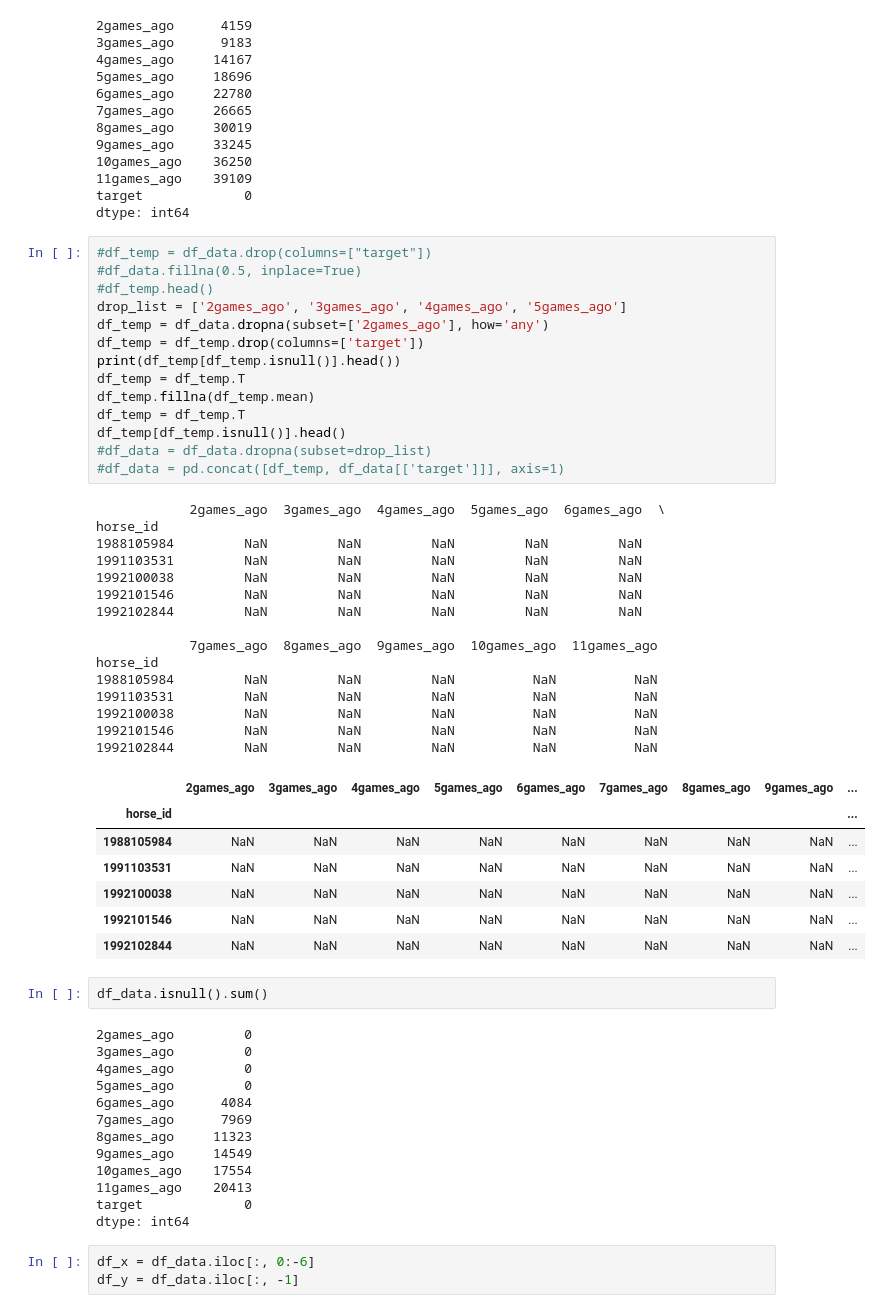
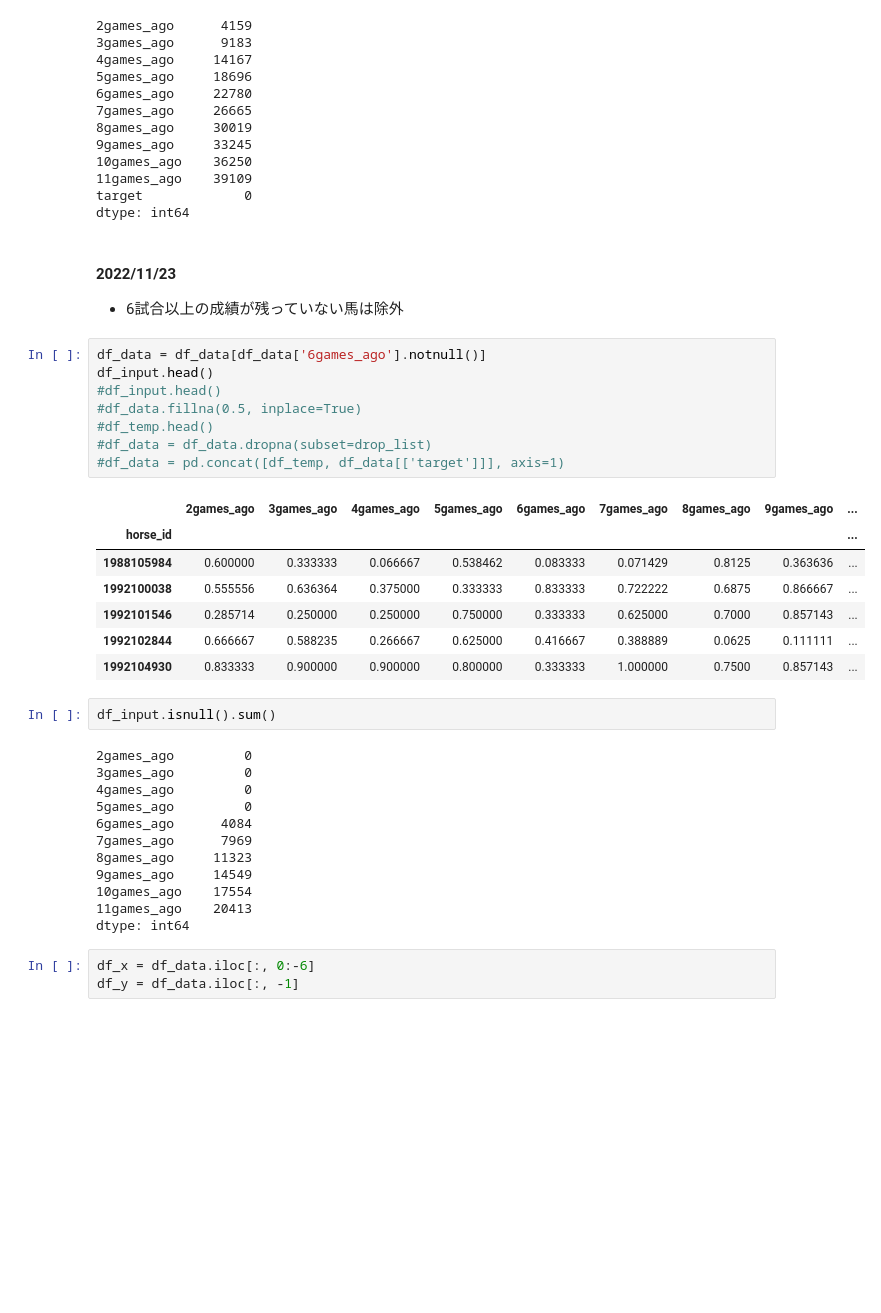
Before and after one commit to MampeiKasai/jra_ml, a Jupyter notebook: baseline_kasai.ipynb, the cells around one changed output. Cells and saved outputs as stored; diff of their text form; blank space fills up the shorter version.

```diff
--- a/baseline_kasai.ipynb
+++ b/baseline_kasai.ipynb
@@ -80,45 +92,27 @@ df_data.isnull().sum()
 11games_ago    39109
 target             0
 dtype: int64
+# %% [markdown]
+#### 2022/11/23
+- 6試合以上の成績が残っていない馬は除外
 # %%
-#df_temp = df_data.drop(columns=["target"])
+df_data = df_data[df_data['6games_ago'].notnull()]
+df_input.head()
+#df_input.head()
 #df_data.fillna(0.5, inplace=True)
 #df_temp.head()
-drop_list = ['2games_ago', '3games_ago', '4games_ago', '5games_ago']
-df_temp = df_data.dropna(subset=['2games_ago'], how='any')
-df_temp = df_temp.drop(columns=['target'])
-print(df_temp[df_temp.isnull()].head())
-df_temp = df_temp.T
-df_temp.fillna(df_temp.mean)
-df_temp = df_temp.T
-df_temp[df_temp.isnull()].head()
 #df_data = df_data.dropna(subset=drop_list)
 #df_data = pd.concat([df_temp, df_data[['target']]], axis=1)
 # %% [output]
-            2games_ago  3games_ago  4games_ago  5games_ago  6games_ago  \
-horse_id
-1988105984         NaN         NaN         NaN         NaN         NaN
-1991103531         NaN         NaN         NaN         NaN         NaN
-1992100038         NaN         NaN         NaN         NaN         NaN
-1992101546         NaN         NaN         NaN         NaN         NaN
-1992102844         NaN         NaN         NaN         NaN         NaN
-
-            7games_ago  8games_ago  9games_ago  10games_ago  11games_ago
-horse_id
-1988105984         NaN         NaN         NaN          NaN          NaN
-1991103531         NaN         NaN         NaN          NaN          NaN
-1992100038         NaN         NaN         NaN          NaN          NaN
-1992101546         NaN         NaN         NaN          NaN          NaN
-1992102844         NaN         NaN         NaN          NaN          NaN
 |  | 2games_ago | 3games_ago | 4games_ago | 5games_ago | 6games_ago | 7games_ago | 8games_ago | 9games_ago | ... |
 | horse_id |  |  |  |  |  |  |  |  | ... |
-| 1988105984 | NaN | NaN | NaN | NaN | NaN | NaN | NaN | NaN | ... |
-| 1991103531 | NaN | NaN | NaN | NaN | NaN | NaN | NaN | NaN | ... |
-| 1992100038 | NaN | NaN | NaN | NaN | NaN | NaN | NaN | NaN | ... |
-| 1992101546 | NaN | NaN | NaN | NaN | NaN | NaN | NaN | NaN | ... |
-| 1992102844 | NaN | NaN | NaN | NaN | NaN | NaN | NaN | NaN | ... |
+| 1988105984 | 0.600000 | 0.333333 | 0.066667 | 0.538462 | 0.083333 | 0.071429 | 0.8125 | 0.363636 | ... |
+| 1992100038 | 0.555556 | 0.636364 | 0.375000 | 0.333333 | 0.833333 | 0.722222 | 0.6875 | 0.866667 | ... |
+| 1992101546 | 0.285714 | 0.250000 | 0.250000 | 0.750000 | 0.333333 | 0.625000 | 0.7000 | 0.857143 | ... |
+| 1992102844 | 0.666667 | 0.588235 | 0.266667 | 0.625000 | 0.416667 | 0.388889 | 0.0625 | 0.111111 | ... |
+| 1992104930 | 0.833333 | 0.900000 | 0.900000 | 0.800000 | 0.333333 | 1.000000 | 0.7500 | 0.857143 | ... |
 # %%
-df_data.isnull().sum()
+df_input.isnull().sum()
 # %% [output]
 2games_ago         0
 3games_ago         0
@@ -130,7 +124,6 @@ df_data.isnull().sum()
 9games_ago     14549
 10games_ago    17554
 11games_ago    20413
-target             0
 dtype: int64
 # %%
 df_x = df_data.iloc[:, 0:-6]
```
Also changed, not shown: parts of 18 cells of this notebook.
